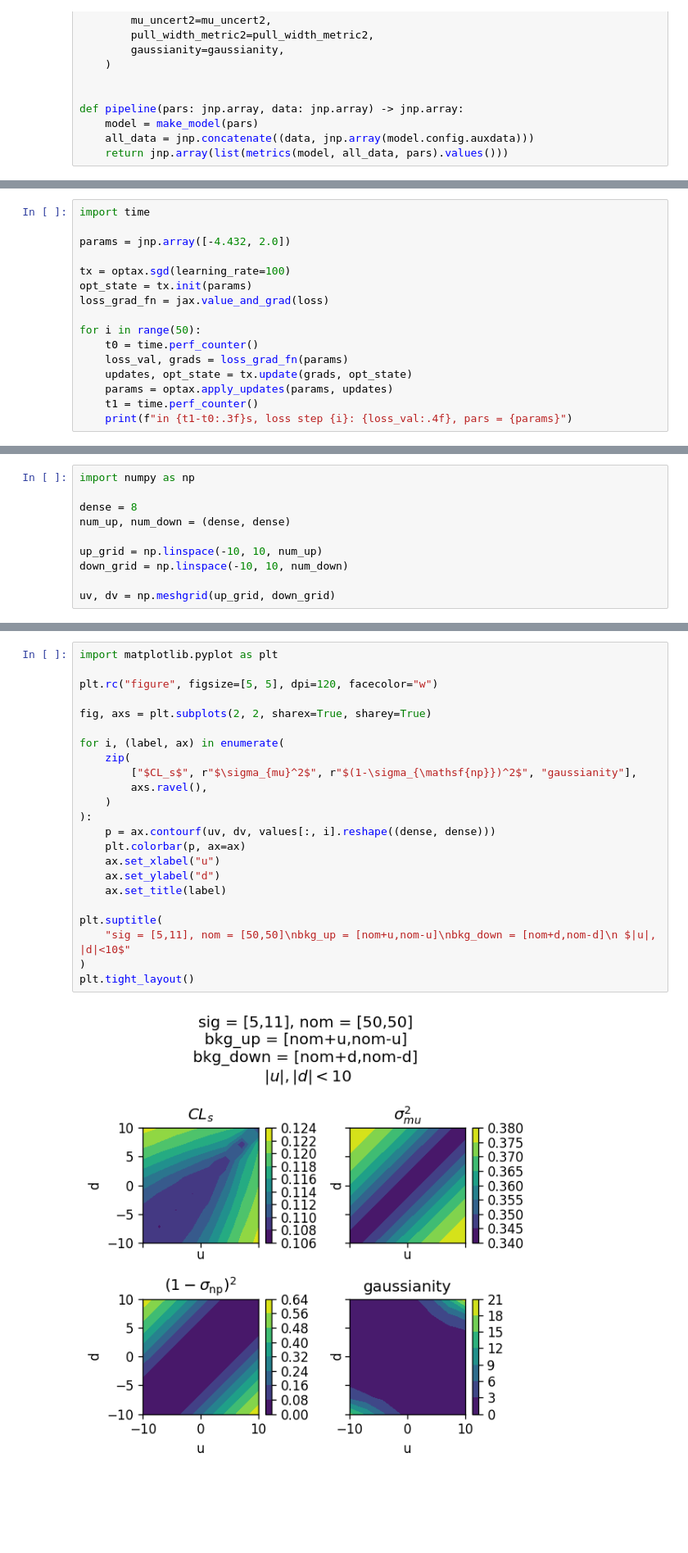
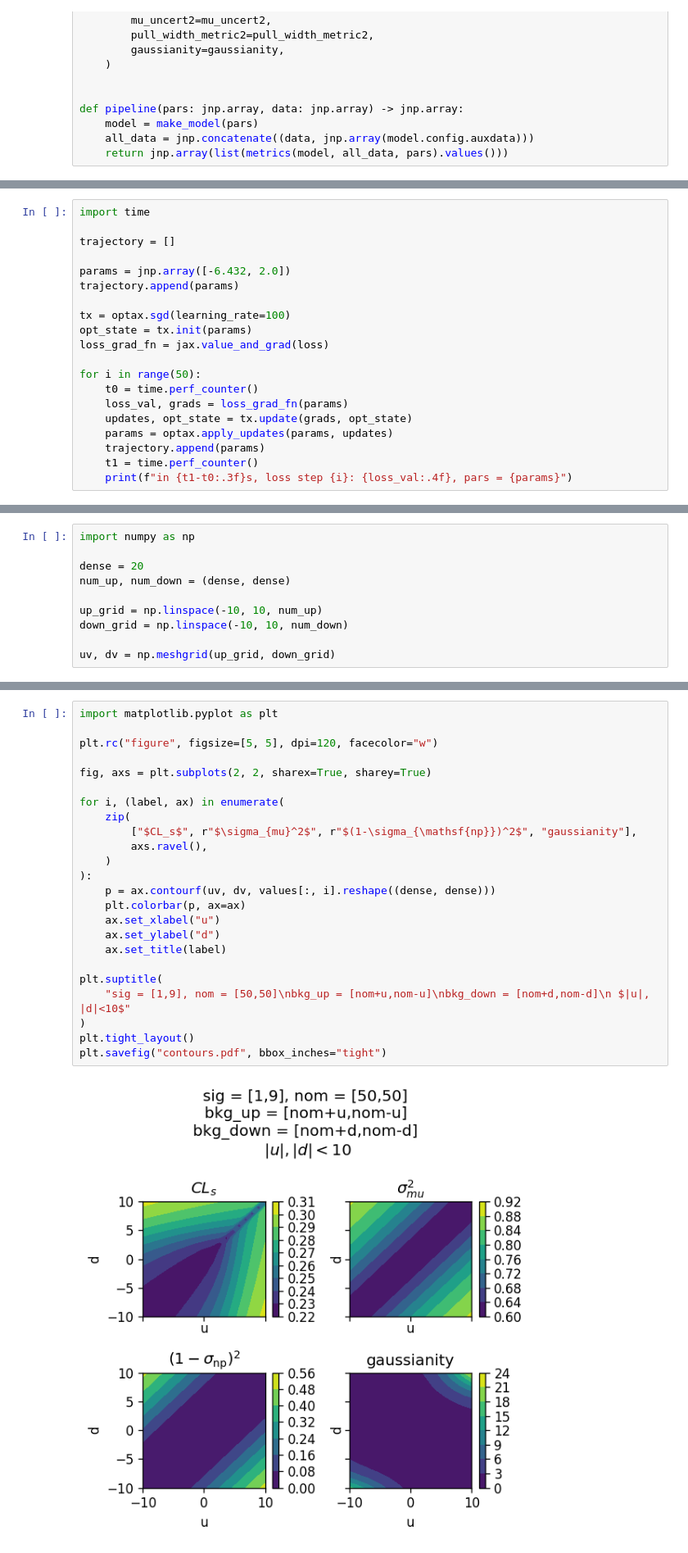
Before and after one commit to phinate/neos-toy, a Jupyter notebook: example-jaxopt.ipynb, the cells around one changed output, grey strips where cells are left out. Shown: that part at 82% size. Drawn from its saved outputs; the diff is of its cells as text; blank space fills up the shorter version.

```diff
--- a/example-jaxopt.ipynb
+++ b/example-jaxopt.ipynb
@@ -66,7 +65,10 @@ KeyboardInterrupt:
 # %%
 import time
 
-params = jnp.array([-4.432, 2.0])
+trajectory = []
+
+params = jnp.array([-6.432, 2.0])
+trajectory.append(params)
 
 tx = optax.sgd(learning_rate=100)
 opt_state = tx.init(params)
@@ -77,6 +79,7 @@ for i in range(50):
     loss_val, grads = loss_grad_fn(params)
     updates, opt_state = tx.update(grads, opt_state)
     params = optax.apply_updates(params, updates)
+    trajectory.append(params)
     t1 = time.perf_counter()
     print(f"in {t1-t0:.3f}s, loss step {i}: {loss_val:.4f}, pars = {params}")
 # %% [output]
@@ -133,7 +105,7 @@ in 24.126s, loss step 31: 0.2256, pars = [-1.97990942 -1.93251694]
 # %%
 import numpy as np
 
-dense = 8
+dense = 20
 num_up, num_down = (dense, dense)
 
 up_grid = np.linspace(-10, 10, num_up)
@@ -146,25 +121,26 @@ values = np.array([pipe(jnp.array(a)) for a in np.vstack([uv.ravel(), dv.ravel()
 # %%
 import matplotlib.pyplot as plt
 
 plt.rc("figure", figsize=[5, 5], dpi=120, facecolor="w")
 
 fig, axs = plt.subplots(2, 2, sharex=True, sharey=True)
 
 for i, (label, ax) in enumerate(
     zip(
         ["$CL_s$", r"$\sigma_{mu}^2$", r"$(1-\sigma_{\mathsf{np}})^2$", "gaussianity"],
         axs.ravel(),
     )
 ):
     p = ax.contourf(uv, dv, values[:, i].reshape((dense, dense)))
     plt.colorbar(p, ax=ax)
     ax.set_xlabel("u")
     ax.set_ylabel("d")
     ax.set_title(label)
 
 plt.suptitle(
-    "sig = [5,11], nom = [50,50]\nbkg_up = [nom+u,nom-u]\nbkg_down = [nom+d,nom-d]\n $|u|, |d|<10$"
+    "sig = [1,9], nom = [50,50]\nbkg_up = [nom+u,nom-u]\nbkg_down = [nom+d,nom-d]\n $|u|, |d|<10$"
 )
 plt.tight_layout()
+plt.savefig("contours.pdf", bbox_inches="tight")
 # %% [output]
-[figure, old version]
+[figure, new version]
```
Also changed, not shown: parts of 6 cells of this notebook, 4 other files.
